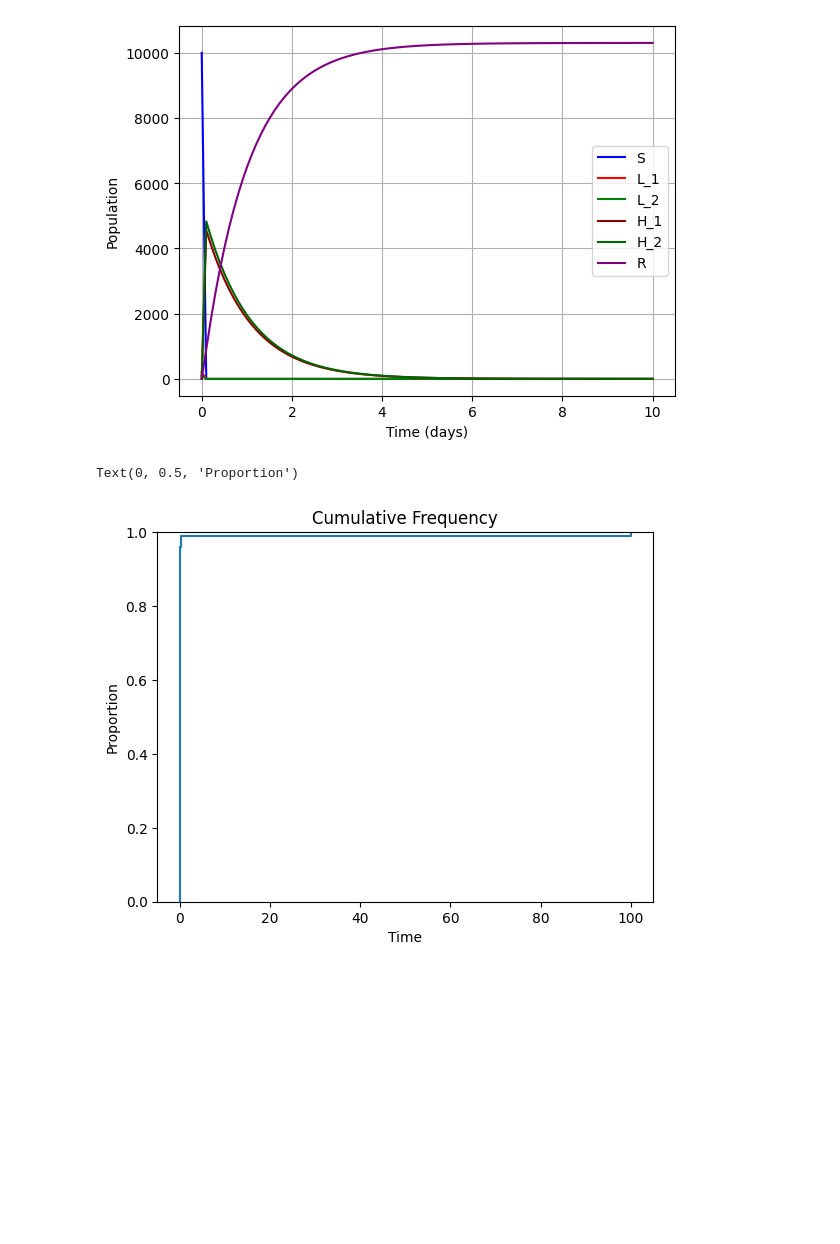
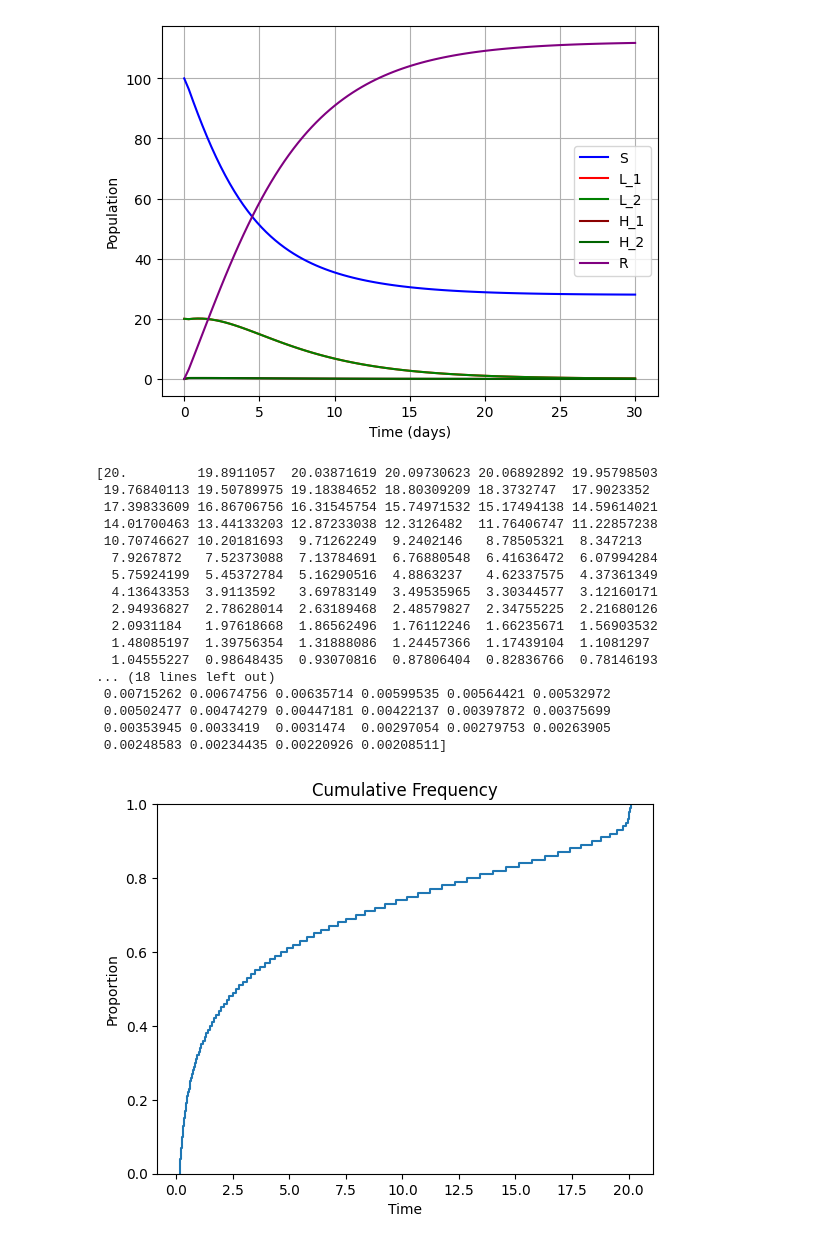
Before and after one commit to mcouture695/gt-quorumsensing-26, a Jupyter notebook: two-strain-slhr.ipynb, the cells around one changed output. Saved outputs shown, nothing was run; the diff lists cells and outputs as text; code cells hidden in the pictures; blank space fills up the shorter version.

```diff
--- a/two-strain-slhr.ipynb
+++ b/two-strain-slhr.ipynb
@@ -7,17 +7,17 @@ from scipy.integrate import solve_ivp
 from scipy.optimize import fsolve
 # %%
 #set up compartmental model
-Lambda = 1
-mu = 0.00003333333 #1/lifespan of person
+Lambda = .01
+mu = 0.0000333333 #1/lifespan of person
 #infection rates
-beta_1 = 3.374
-beta_2 = 3
+beta_1 = 0.24
+beta_2 = 0.24
 #eta_1 = 0
 #eta_2 = 0
 
 #progression rates
-alpha_1 = 1.46
-alpha_2 = 1.46
+alpha_1 = 2/7
+alpha_2 = 2/7
 #alpha = 1
 
 #competition: w = weight, relative competitive advantage of both strains + probability of being infected with the other
@@ -26,8 +26,8 @@ w_1 = beta_1*(alpha_1/(alpha_1 + alpha_2))
 w_2 = beta_2*(alpha_2/(alpha_1 + alpha_2))
 
 #recovery rates
-gamma_1 = 1
-gamma_2 = 1
+gamma_1 = 21
+gamma_2 = 21
 
 
 # we have removed the L_12 compartment, and instead have people who move directly from L_1 or L_2 to H_1 or H_2
@@ -41,40 +41,59 @@ def model(t, state):
     dRdt = gamma_1*H_1 + gamma_2*H_2 - mu*R
     return [dSdt, dL_1dt, dL_2dt, dH_1dt, dH_2dt, dRdt]
 
-t_span = (0, 10)
-initial = (10000, 200, 100, 0, 0, 0)
+t_span = (0, 30)
+initial = (100, 20, 20, 0, 0, 0)
 
-t_evaluate = np.linspace(0, 10, 100)
+t_evaluate = np.linspace(0, 30, 100)
 
 sol = solve_ivp(fun = model, t_span = t_span, y0 = initial, method = 'RK45', t_eval = t_evaluate)
 
 
 plt.plot(sol.t, sol.y[0], label='S', color='blue')
 plt.plot(sol.t, sol.y[1], label='L_1', color='red')
 plt.plot(sol.t, sol.y[2], label='L_2', color='green')
 #plt.plot(sol.t, sol.y[3], label='L_12', color='orange')
 plt.plot(sol.t, sol.y[3], label='H_1', color='darkred')
 plt.plot(sol.t, sol.y[4], label='H_2', color='darkgreen')
 plt.plot(sol.t, sol.y[5], label='R', color='purple')
 plt.xlabel('Time (days)')
 plt.ylabel('Population')
 plt.legend()
 plt.grid(True)
 plt.show()
 
 data = sol.y[2]
 fig, ax = plt.subplots()
 
 # Plot the exact cumulative curve
 ax.ecdf(data, label="Cumulative Incidence")
 
 ax.set_title("Cumulative Frequency")
 ax.set_xlabel("Time")
 ax.set_ylabel("Proportion")
+
+print(sol.y[1])
+print(sol.y[3])
 # %% [output]
-[figure, old version]
+[figure, new version]
-Text(0, 0.5, 'Proportion')
+[20.         19.8911057  20.03871619 20.09730623 20.06892892 19.95798503
+ 19.76840113 19.50789975 19.18384652 18.80309209 18.3732747  17.9023352
+ 17.39833609 16.86706756 16.31545754 15.74971532 15.17494138 14.59614021
+ 14.01700463 13.44133203 12.87233038 12.3126482  11.76406747 11.22857238
+ 10.70746627 10.20181693  9.71262249  9.2402146   8.78505321  8.347213
+  7.9267872   7.52373088  7.13784691  6.76880548  6.41636472  6.07994284
+  5.75924199  5.45372784  5.16290516  4.8863237   4.62337575  4.37361349
+  4.13643353  3.9113592   3.69783149  3.49535965  3.30344577  3.12160171
+  2.94936827  2.78628014  2.63189468  2.48579827  2.34755225  2.21680126
+  2.0931184   1.97618668  1.86562496  1.76112246  1.66235671  1.56903532
+  1.48085197  1.39756354  1.31888086  1.24457366  1.17439104  1.1081297
+  1.04555227  0.98648435  0.93070816  0.87806404  0.82836766  0.78146193
+... (18 lines left out)
+ 0.00715262 0.00674756 0.00635714 0.00599535 0.00564421 0.00532972
+ 0.00502477 0.00474279 0.00447181 0.00422137 0.00397872 0.00375699
+ 0.00353945 0.0033419  0.0031474  0.00297054 0.00279753 0.00263905
+ 0.00248583 0.00234435 0.00220926 0.00208511]
-[figure, old version]
+[figure, new version]
 # %%
 #calculate R0
 #use the constants from the time series in above cells
```
Also changed, not shown: parts of 2 cells of this notebook.
